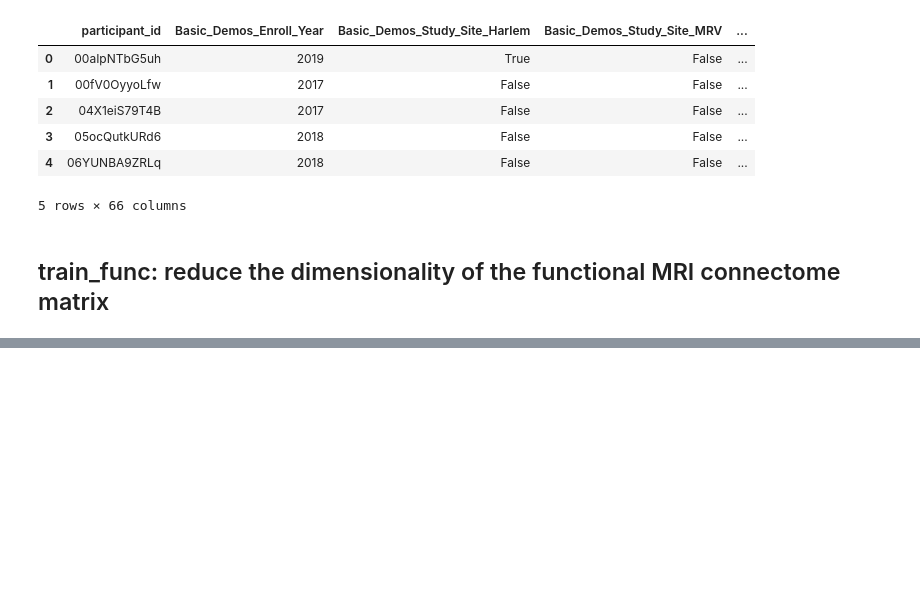
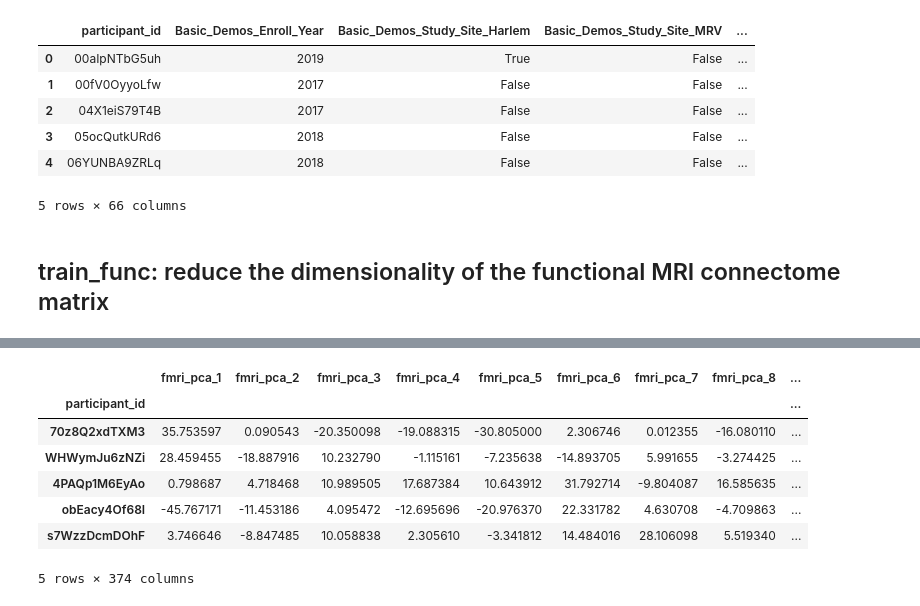
Before and after one commit to itszoetom/WiDSdatathon, a Jupyter notebook: model/model.ipynb, the cells around one changed output, grey strips where cells are left out. Drawn from its saved outputs; the diff is of its cells as text; code cells hidden in the pictures; blank space fills up the shorter version.

```diff
--- a/model/model.ipynb
+++ b/model/model.ipynb
@@ -202,0 +249,16 @@ train_cat_encoded.head()
+# %%
+train_func_pca = pd.DataFrame(
+    X_pca,
+    index=train_func["participant_id"],
+    columns=[f"fmri_pca_{i+1}" for i in range(X_pca.shape[1])],
+)
+train_func_pca.head()
+# %% [output]
+|  | fmri_pca_1 | fmri_pca_2 | fmri_pca_3 | fmri_pca_4 | fmri_pca_5 | fmri_pca_6 | fmri_pca_7 | fmri_pca_8 | ... |
+| participant_id |  |  |  |  |  |  |  |  | ... |
+| 70z8Q2xdTXM3 | 35.753597 | 0.090543 | -20.350098 | -19.088315 | -30.805000 | 2.306746 | 0.012355 | -16.080110 | ... |
+| WHWymJu6zNZi | 28.459455 | -18.887916 | 10.232790 | -1.115161 | -7.235638 | -14.893705 | 5.991655 | -3.274425 | ... |
+| 4PAQp1M6EyAo | 0.798687 | 4.718468 | 10.989505 | 17.687384 | 10.643912 | 31.792714 | -9.804087 | 16.585635 | ... |
+| obEacy4Of68I | -45.767171 | -11.453186 | 4.095472 | -12.695696 | -20.976370 | 22.331782 | 4.630708 | -4.709863 | ... |
+| s7WzzDcmDOhF | 3.746646 | -8.847485 | 10.058838 | 2.305610 | -3.341812 | 14.484016 | 28.106098 | 5.519340 | ... |
+5 rows × 374 columns
```
Also changed, not shown: parts of 21 cells of this notebook, 1 other file.
